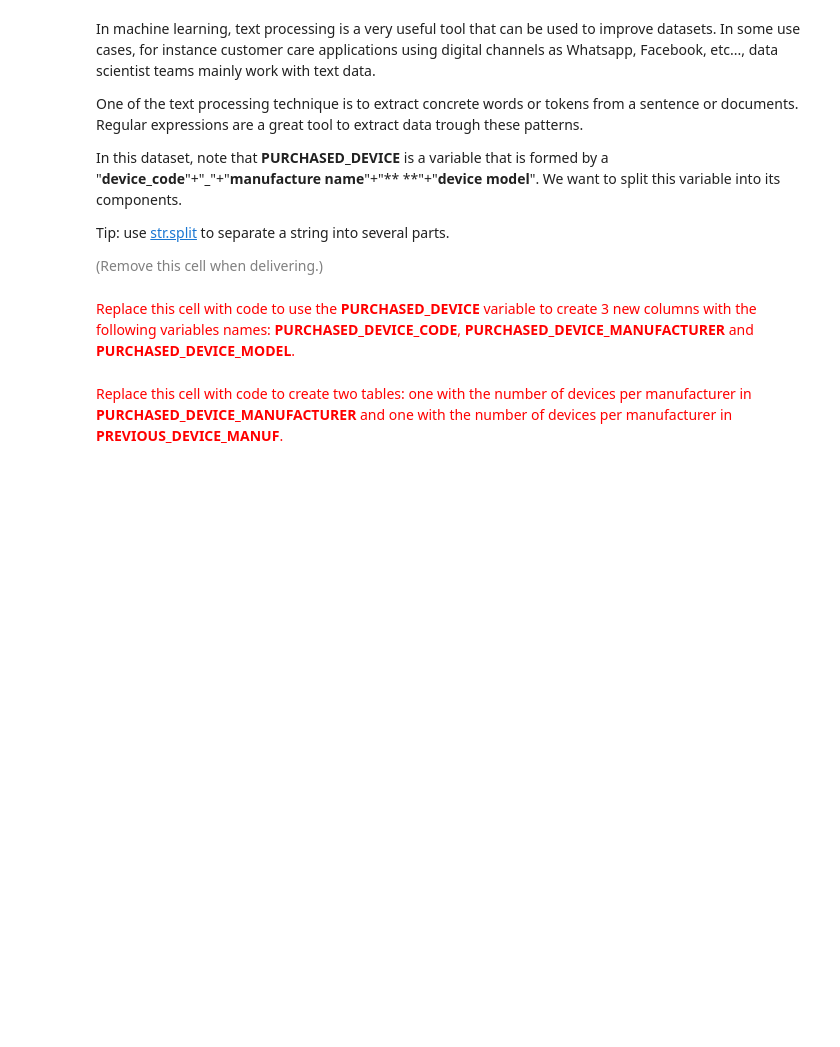
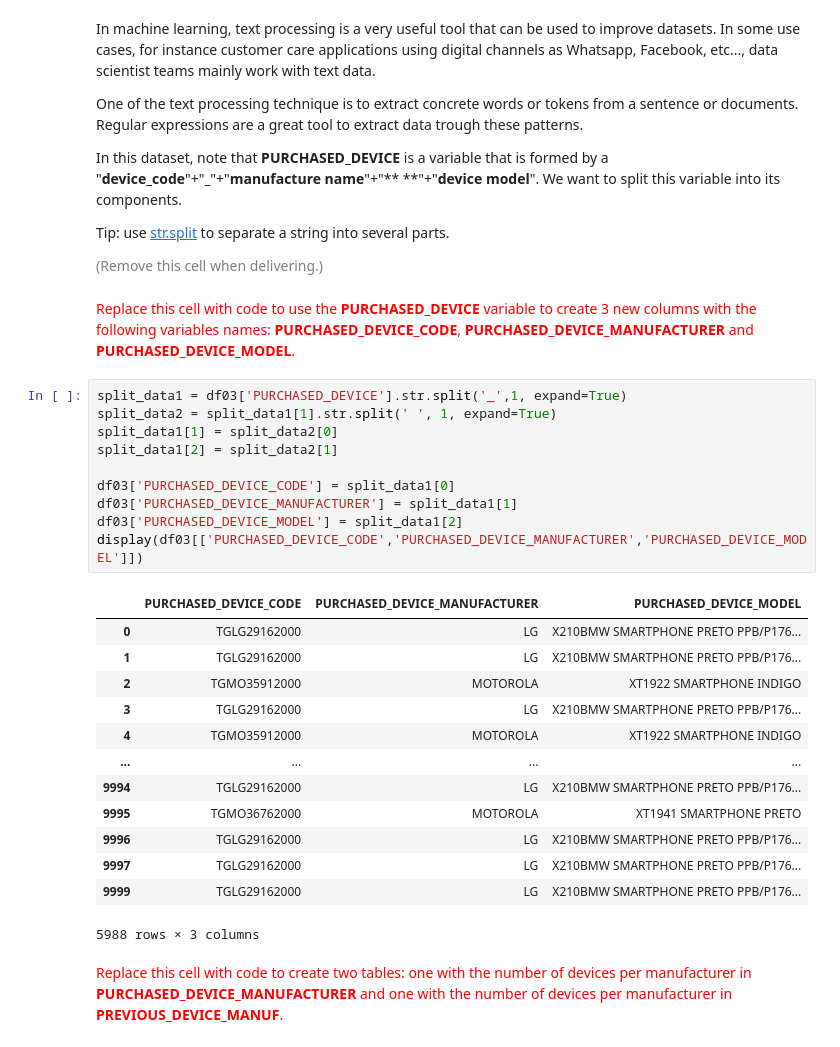
Before and after one commit to BernatQuintilla/data-mining-course, a Jupyter notebook: practicum/ps01_02/ps01_02_data_preparation.ipynb, the cells around one changed output. Saved outputs shown, nothing was run; the diff lists cells and outputs as text; blank space fills up the shorter version.

```diff
--- a/practicum/ps01_02/ps01_02_data_preparation.ipynb
+++ b/practicum/ps01_02/ps01_02_data_preparation.ipynb
@@ -816,5 +816,29 @@ Tip: use [str.split](https://pandas.pydata.org/pandas-docs/stable/reference/api/
 <font size="-1" color="gray">(Remove this cell when delivering.)</font>
 # %% [markdown]
 <font size="+1" color="red">Replace this cell with code to use the **PURCHASED_DEVICE** variable to create 3 new columns with the following variables names: **PURCHASED_DEVICE_CODE**, **PURCHASED_DEVICE_MANUFACTURER** and **PURCHASED_DEVICE_MODEL**.</font>
+# %%
+split_data1 = df03['PURCHASED_DEVICE'].str.split('_',1, expand=True)
+split_data2 = split_data1[1].str.split(' ', 1, expand=True)
+split_data1[1] = split_data2[0]
+split_data1[2] = split_data2[1]
+
+df03['PURCHASED_DEVICE_CODE'] = split_data1[0]
+df03['PURCHASED_DEVICE_MANUFACTURER'] = split_data1[1]
+df03['PURCHASED_DEVICE_MODEL'] = split_data1[2]
+display(df03[['PURCHASED_DEVICE_CODE','PURCHASED_DEVICE_MANUFACTURER','PURCHASED_DEVICE_MODEL']])
+# %% [output]
+|  | PURCHASED_DEVICE_CODE | PURCHASED_DEVICE_MANUFACTURER | PURCHASED_DEVICE_MODEL |
+| 0 | TGLG29162000 | LG | X210BMW SMARTPHONE PRETO PPB/P176... |
+| 1 | TGLG29162000 | LG | X210BMW SMARTPHONE PRETO PPB/P176... |
+| 2 | TGMO35912000 | MOTOROLA | XT1922 SMARTPHONE INDIGO |
+| 3 | TGLG29162000 | LG | X210BMW SMARTPHONE PRETO PPB/P176... |
+| 4 | TGMO35912000 | MOTOROLA | XT1922 SMARTPHONE INDIGO |
+| ... | ... | ... | ... |
+| 9994 | TGLG29162000 | LG | X210BMW SMARTPHONE PRETO PPB/P176... |
+| 9995 | TGMO36762000 | MOTOROLA | XT1941 SMARTPHONE PRETO |
+| 9996 | TGLG29162000 | LG | X210BMW SMARTPHONE PRETO PPB/P176... |
+| 9997 | TGLG29162000 | LG | X210BMW SMARTPHONE PRETO PPB/P176... |
+| 9999 | TGLG29162000 | LG | X210BMW SMARTPHONE PRETO PPB/P176... |
+5988 rows × 3 columns
 # %% [markdown]
 <font size="+1" color="red">Replace this cell with code to create two tables: one with the number of devices per manufacturer in **PURCHASED_DEVICE_MANUFACTURER** and one with the number of devices per manufacturer in  **PREVIOUS_DEVICE_MANUF**.
```
Also changed, not shown: parts of 7 cells of this notebook.
